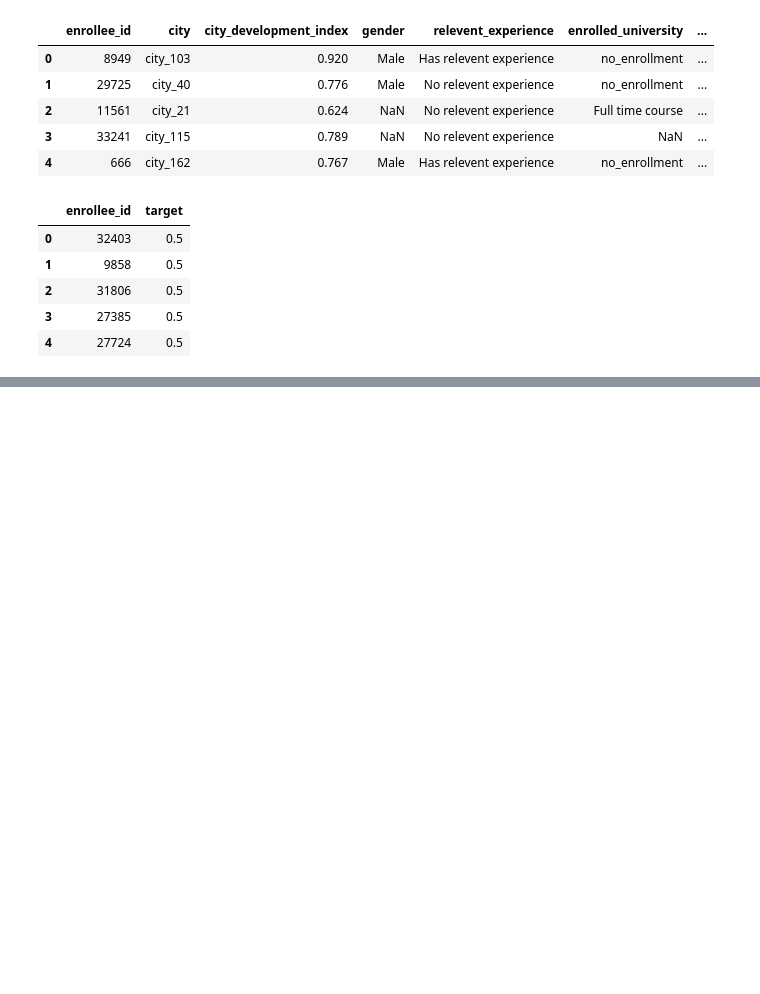
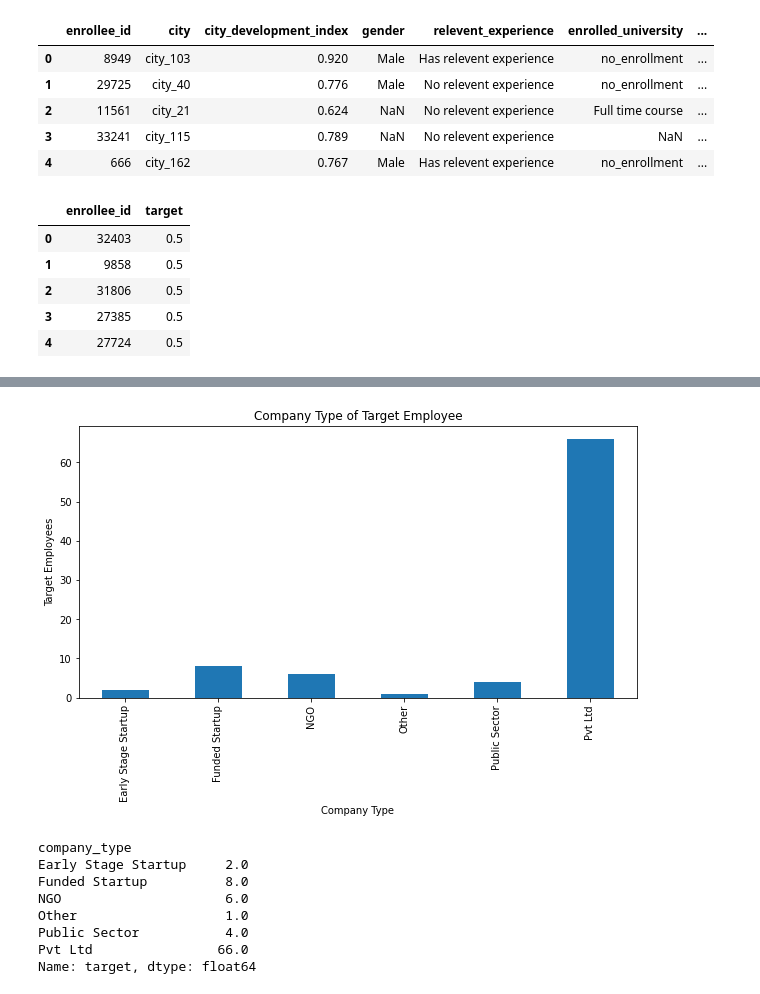
Before and after one commit to kcb3866/HR_Survival_of_the_Fittest, a Jupyter notebook: Survival of the Fittest Data Scientist_SN.ipynb, the cells around one changed output, grey strips where cells are left out. Drawn from its saved outputs; the diff is of its cells as text; code cells hidden in the pictures; blank space fills up the shorter version.

```diff
--- a/Survival of the Fittest Data Scientist_SN.ipynb
+++ b/Survival of the Fittest Data Scientist_SN.ipynb
@@ -91,0 +122,20 @@ There are 471 enrollees and [] duplicates.
+# %%
+# Generate a bar plot showing the company type of the target trainees using pandas.
+ct = dropped_df.groupby(['company_type']).sum()['target']
+ct.plot(kind="bar", figsize=(10,5))
+plt.title("Company Type of Target Employee")
+plt.xlabel("Company Type")
+plt.ylabel("Target Employees")
+
+plt.show()
+ct
+# %% [output]
+[figure, added]
+company_type
+Early Stage Startup     2.0
+Funded Startup          8.0
+NGO                     6.0
+Other                   1.0
+Public Sector           4.0
+Pvt Ltd                66.0
+Name: target, dtype: float64
```
Also changed, not shown: parts of 7 cells of this notebook.
